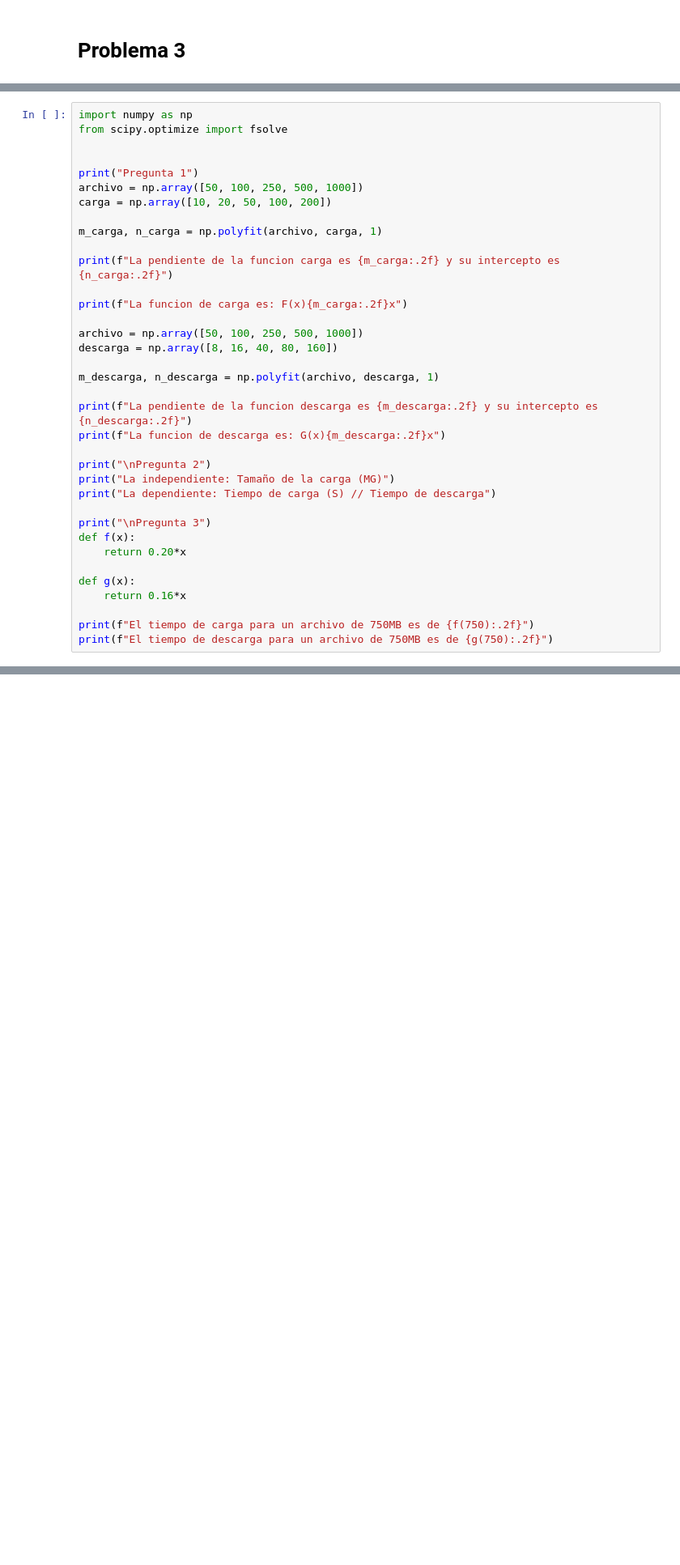
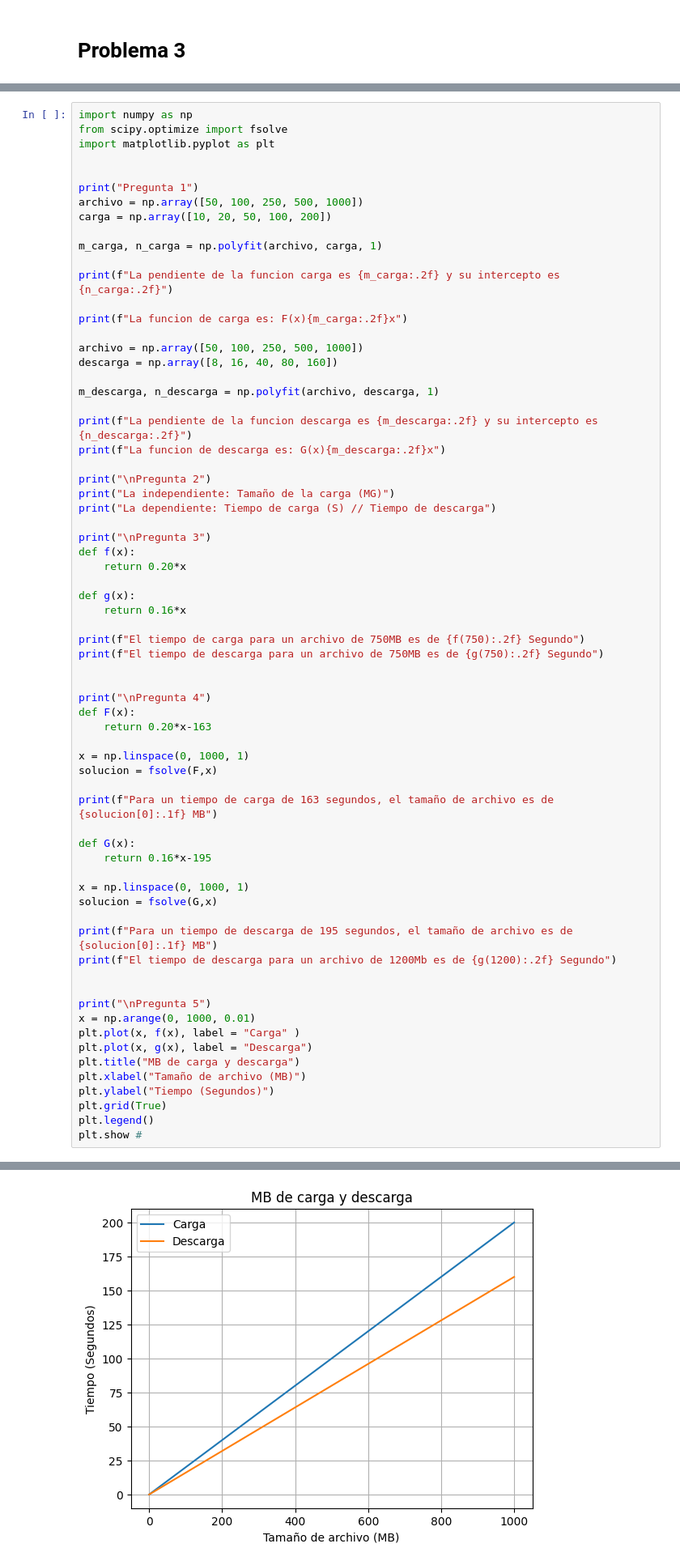
Before and after one commit to J4IM3LEZ/Aplicada, a Jupyter notebook: G2_Función_Lineal.ipynb, the cells around one changed output, grey strips where cells are left out. Shown: that part at 81% size. Drawn from its saved outputs; the diff is of its cells as text; blank space fills up the shorter version.

```diff
--- a/G2_Función_Lineal.ipynb
+++ b/G2_Función_Lineal.ipynb
@@ -151,6 +151,7 @@ Una empresa de tecnología quiere optimizar el tiempo de carga y descarga de arc
 # %%
 import numpy as np
 from scipy.optimize import fsolve
+import matplotlib.pyplot as plt
 
 
 print("Pregunta 1")
@@ -182,8 +183,39 @@ def f(x):
 def g(x):
     return 0.16*x
 
-print(f"El tiempo de carga para un archivo de 750MB es de {f(750):.2f}")
-print(f"El tiempo de descarga para un archivo de 750MB es de {g(750):.2f}")
+print(f"El tiempo de carga para un archivo de 750MB es de {f(750):.2f} Segundo")
+print(f"El tiempo de descarga para un archivo de 750MB es de {g(750):.2f} Segundo")
+
+
+print("\nPregunta 4")
+def F(x):
+    return 0.20*x-163
+
+x = np.linspace(0, 1000, 1)
+solucion = fsolve(F,x)
+
+print(f"Para un tiempo de carga de 163 segundos, el tamaño de archivo es de {solucion[0]:.1f} MB")
+
+def G(x):
+    return 0.16*x-195
+
+x = np.linspace(0, 1000, 1)
+solucion = fsolve(G,x)
+
+print(f"Para un tiempo de descarga de 195 segundos, el tamaño de archivo es de {solucion[0]:.1f} MB")
+print(f"El tiempo de descarga para un archivo de 1200Mb es de {g(1200):.2f} Segundo")
+
+
+print("\nPregunta 5")
+x = np.arange(0, 1000, 0.01)
+plt.plot(x, f(x), label = "Carga" )
+plt.plot(x, g(x), label = "Descarga")
+plt.title("MB de carga y descarga")
+plt.xlabel("Tamaño de archivo (MB)")
+plt.ylabel("Tiempo (Segundos)")
+plt.grid(True)
+plt.legend()
+plt.show #
 # %% [output]
 Pregunta 1
 La pendiente de la funcion carga es 0.20 y su intercepto es 0.00
@@ -201,3 +241,4 @@ El tiempo de descarga para un archivo de 750MB es de 120.00
+[figure, added]
 # %% [markdown]
 # Problema 4
 # %% [markdown]
```
Also changed, not shown: parts of 2 cells of this notebook.
